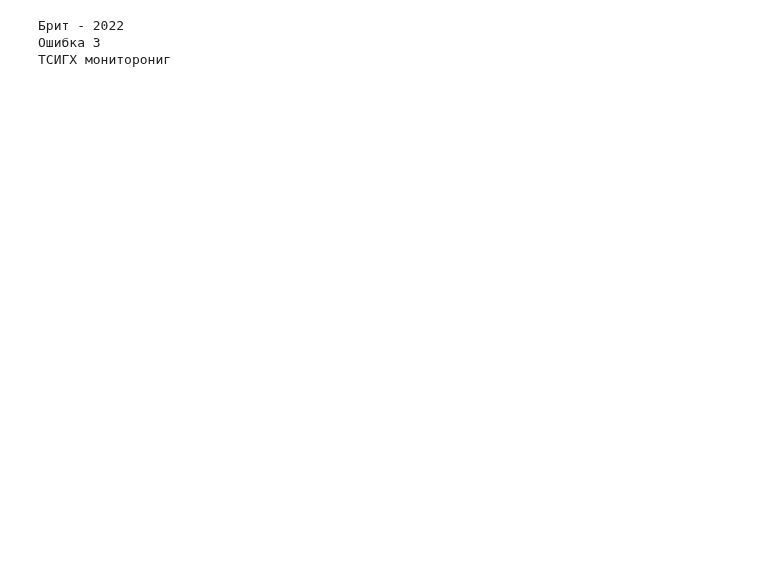
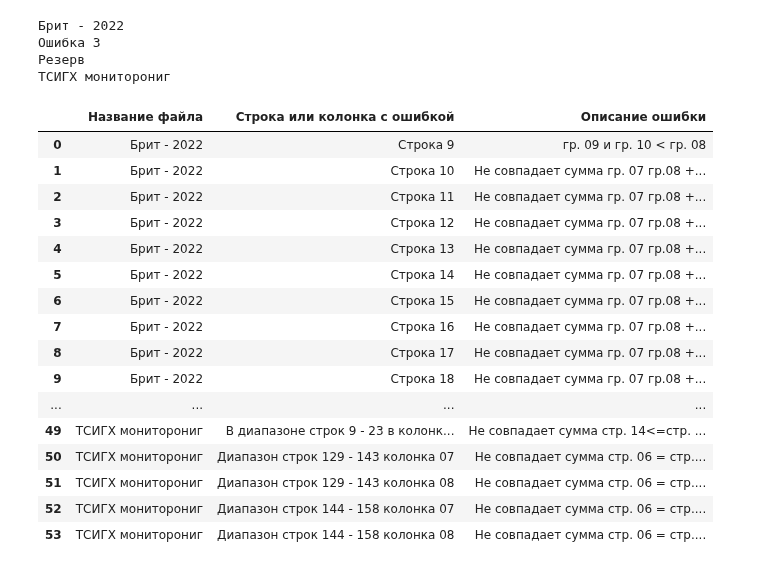
Before and after one commit to t0r1n88/Dodger_2023, a Jupyter notebook: SPO_employment.ipynb, the cells around one changed output. Drawn from its saved outputs; the diff is of its cells as text; code cells hidden in the pictures; blank space fills up the shorter version.

```diff
--- a/SPO_employment.ipynb
+++ b/SPO_employment.ipynb
@@ -37,7 +244,7 @@ path_to_end_folder = 'data/temp'
 # создаем словарь верхнего уровня для каждого поо
 high_level_dct = {}
 # создаем датафрейм для регистрации ошибок
-error_df = pd.DataFrame(columns=['Название файла','Номер строки с ошибкой','Описание ошибки',])
+error_df = pd.DataFrame(columns=['Название файла','Строка или колонка с ошибкой','Описание ошибки',])
 # %%
 for file in os.listdir(path_to_files):
     name_file = file.split('.xlsx')[0]
@@ -46,7 +253,7 @@ for file in os.listdir(path_to_files):
     if df.shape[0] % 15 != 0:
 
         temp_error_df = pd.DataFrame(data=[[f'{name_file}','','КОЛИЧЕСТВО СТРОК С ДАННЫМИ НЕ КРАТНО 15 !!!']],
-                                    columns=['Название файла','Номер строки с ошибкой','Описание ошибки'])
+                                    columns=['Название файла','Строка или колонка с ошибкой','Описание ошибки'])
         error_df = pd.concat([error_df,temp_error_df],axis=0,ignore_index=True)
         continue
     df.columns = list(map(str,df.columns))
@@ -54,7 +261,8 @@ for file in os.listdir(path_to_files):
     df['06'] = df['06'].fillna('15 ячейка')
 
     # Проводим проверку на корректность данных, отправляем копию датафрейма
-    check_error(df.copy(),error_df)
+    file_error_df = check_error(df.copy())
+    error_df = pd.concat([error_df,file_error_df],axis=0,ignore_index=True)
 
     # очищаем от нан и возможнных пустых пробелов
     code_spec =[spec for spec in df['03'].unique() if spec is not np.nan]
@@ -120,6 +328,27 @@ for file in os.listdir(path_to_files):
 # %% [output]
 Брит - 2022
 Ошибка 3
+Резерв
 ТСИГХ мониторониг
+# %%
+error_df.to_excel('errors.xlsx',index=False)
+# %% [output]
+|  | Название файла | Строка или колонка с ошибкой | Описание ошибки |
+| 0 | Брит - 2022 | Строка 9 | гр. 09 и гр. 10 < гр. 08 |
+| 1 | Брит - 2022 | Строка 10 | Не совпадает сумма гр. 07 гр.08 +... |
+| 2 | Брит - 2022 | Строка 11 | Не совпадает сумма гр. 07 гр.08 +... |
+| 3 | Брит - 2022 | Строка 12 | Не совпадает сумма гр. 07 гр.08 +... |
+| 4 | Брит - 2022 | Строка 13 | Не совпадает сумма гр. 07 гр.08 +... |
+| 5 | Брит - 2022 | Строка 14 | Не совпадает сумма гр. 07 гр.08 +... |
+| 6 | Брит - 2022 | Строка 15 | Не совпадает сумма гр. 07 гр.08 +... |
+| 7 | Брит - 2022 | Строка 16 | Не совпадает сумма гр. 07 гр.08 +... |
+| 8 | Брит - 2022 | Строка 17 | Не совпадает сумма гр. 07 гр.08 +... |
+| 9 | Брит - 2022 | Строка 18 | Не совпадает сумма гр. 07 гр.08 +... |
+| ... | ... | ... | ... |
+| 49 | ТСИГХ мониторониг | В диапазоне строк 9 - 23 в колонк... | Не совпадает сумма стр. 14<=стр. ... |
+| 50 | ТСИГХ мониторониг | Диапазон строк 129 - 143 колонка 07 | Не совпадает сумма стр. 06 = стр.... |
+| 51 | ТСИГХ мониторониг | Диапазон строк 129 - 143 колонка 08 | Не совпадает сумма стр. 06 = стр.... |
+| 52 | ТСИГХ мониторониг | Диапазон строк 144 - 158 колонка 07 | Не совпадает сумма стр. 06 = стр.... |
+| 53 | ТСИГХ мониторониг | Диапазон строк 144 - 158 колонка 08 | Не совпадает сумма стр. 06 = стр.... |
 # %%
 high_level_dct['Брит - 2022']['43.01.06']['Строка 1']
```
Also changed, not shown: parts of 6 cells of this notebook, 1 other file.
